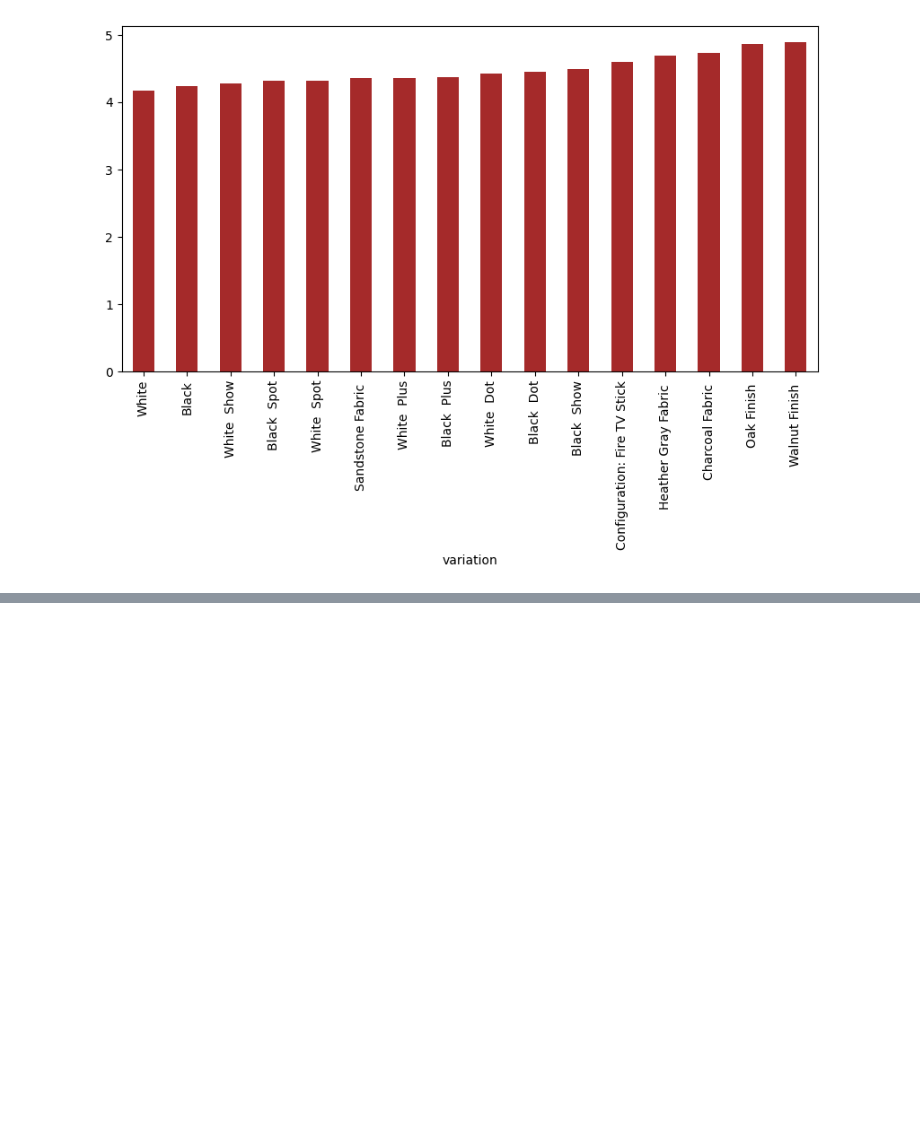
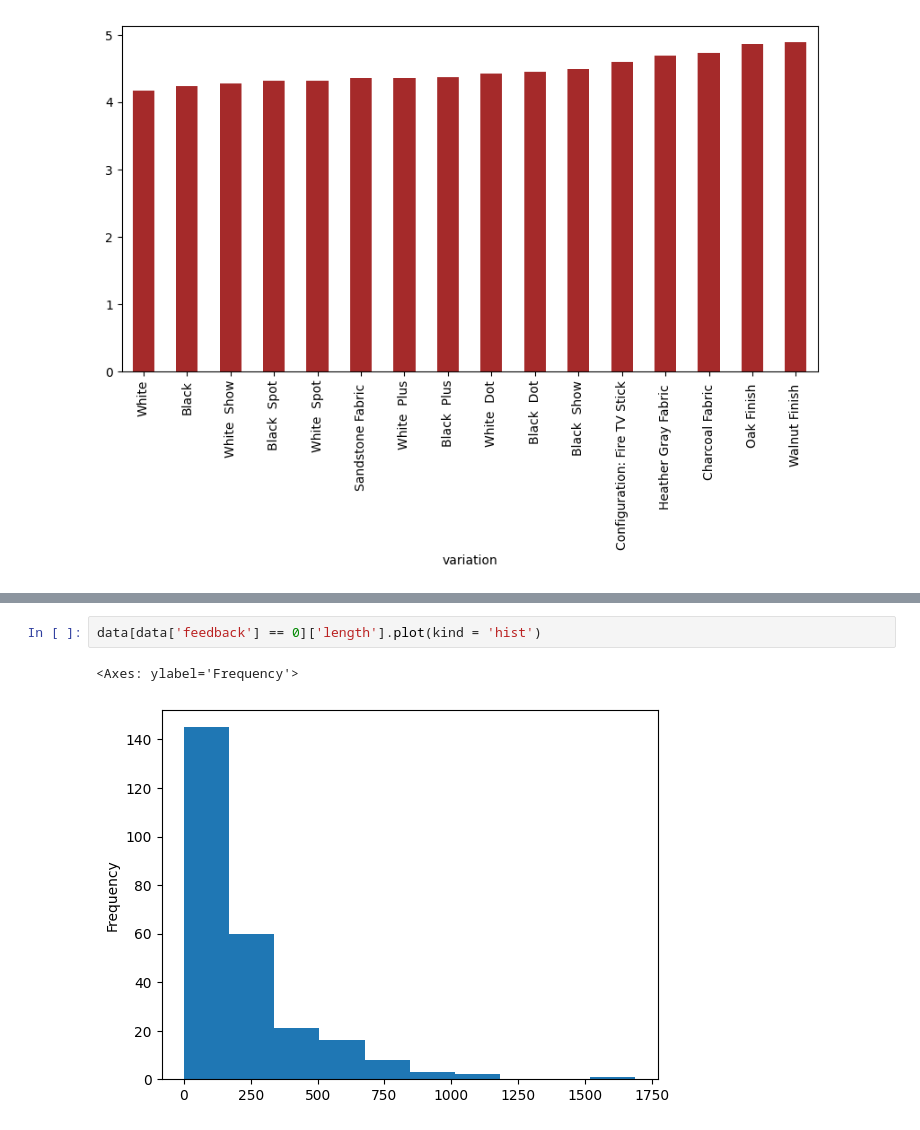
Before and after one commit to itzuditsharma/Sentiment-Analysis-Alexa, a Jupyter notebook: exploration.ipynb, the cells around one changed output, grey strips where cells are left out. Drawn from its saved outputs; the diff is of its cells as text; blank space fills up the shorter version.

```diff
--- a/exploration.ipynb
+++ b/exploration.ipynb
@@ -314,0 +339,5 @@ data.groupby('variation')['rating'].mean().sort_values().plot(kind = 'bar', colo
+# %%
+data[data['feedback'] == 0]['length'].plot(kind = 'hist')
+# %% [output]
+<Axes: ylabel='Frequency'>
+[figure, added]
```
Also changed, not shown: parts of 20 cells of this notebook.
